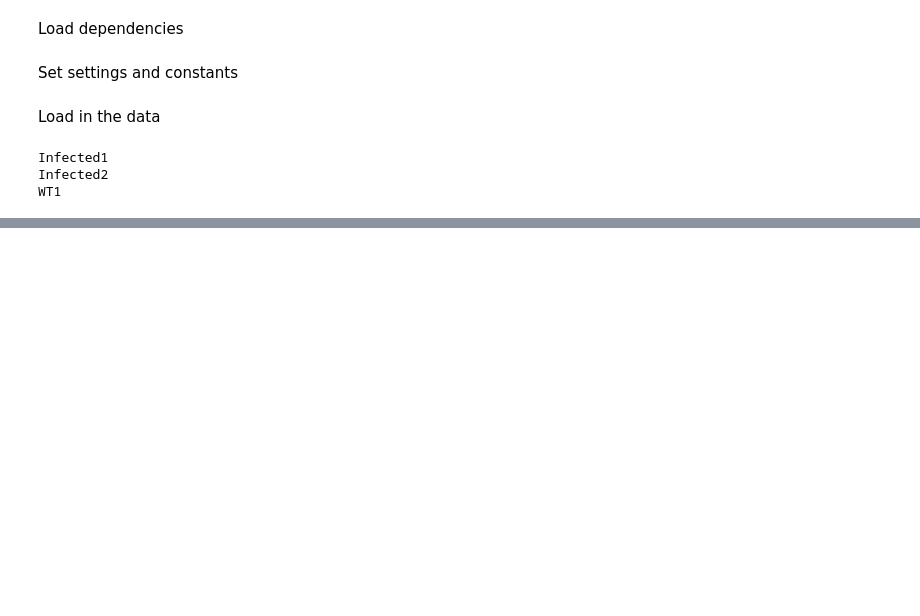
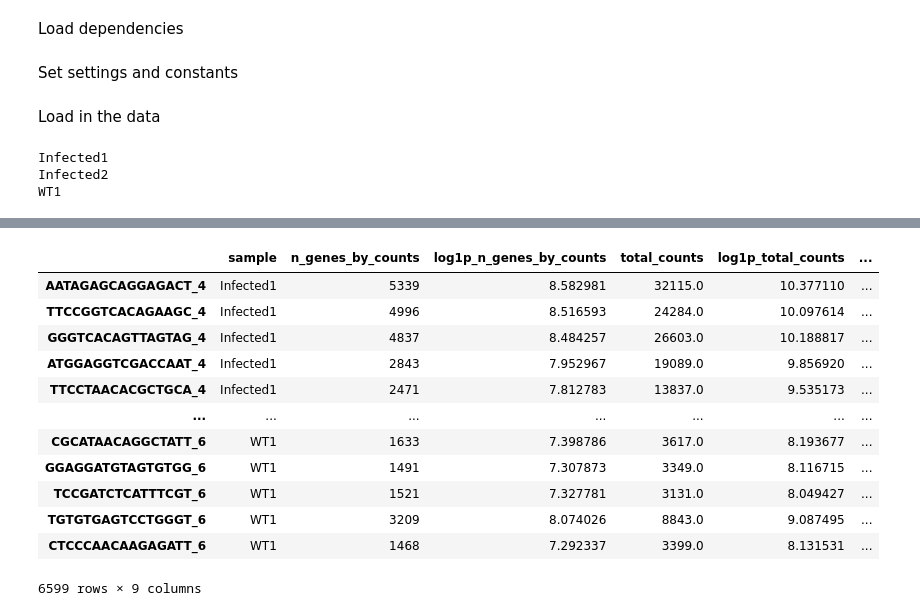
Before and after one commit to CorwinAnsley/biol5177_work, a Jupyter notebook: cw_2/cw_analysis.ipynb, the cells around one changed output, grey strips where cells are left out. Cells and saved outputs as stored; diff of their text form; code cells hidden in the pictures; blank space fills up the shorter version.

```diff
--- a/cw_2/cw_analysis.ipynb
+++ b/cw_2/cw_analysis.ipynb
@@ -35,0 +98,31 @@ AnnData object with n_obs × n_vars = 21216 × 4067
+# %%
+counts_matrix = 'counts_matrix.csv'
+metadata = 'metadata.csv'
+c_filepath = f'{DATA_DIR}/WT1/{counts_matrix}'
+a_filepath = f'{DATA_DIR}/WT1/{metadata}'
+#counts = pd.read_csv(c_filepath)
+#anno = pd.read_csv(a_filepath)
+#counts_adata = sc.read_csv(filepath)
+#counts_adata.var
+#anno
+#adata_1 = sc.read(f'{DATA_DIR}/WT1/{counts_matrix}')
+#counts
+#adata_1['Mrpl15']
+#adata_1.var["mt"] = adata.var_names.str.startswith("Mt-")
+#sc.pp.calculate_qc_metrics(adata_1, qc_vars=["mt"], inplace=True, log1p=True)
+#adata_1.obs
+adata.obs
+# %% [output]
+|  | sample | n_genes_by_counts | log1p_n_genes_by_counts | total_counts | log1p_total_counts | ... |
+| AATAGAGCAGGAGACT_4 | Infected1 | 5339 | 8.582981 | 32115.0 | 10.377110 | ... |
+| TTCCGGTCACAGAAGC_4 | Infected1 | 4996 | 8.516593 | 24284.0 | 10.097614 | ... |
+| GGGTCACAGTTAGTAG_4 | Infected1 | 4837 | 8.484257 | 26603.0 | 10.188817 | ... |
+| ATGGAGGTCGACCAAT_4 | Infected1 | 2843 | 7.952967 | 19089.0 | 9.856920 | ... |
+| TTCCTAACACGCTGCA_4 | Infected1 | 2471 | 7.812783 | 13837.0 | 9.535173 | ... |
+| ... | ... | ... | ... | ... | ... | ... |
+| CGCATAACAGGCTATT_6 | WT1 | 1633 | 7.398786 | 3617.0 | 8.193677 | ... |
+| GGAGGATGTAGTGTGG_6 | WT1 | 1491 | 7.307873 | 3349.0 | 8.116715 | ... |
+| TCCGATCTCATTTCGT_6 | WT1 | 1521 | 7.327781 | 3131.0 | 8.049427 | ... |
+| TGTGTGAGTCCTGGGT_6 | WT1 | 3209 | 8.074026 | 8843.0 | 9.087495 | ... |
+| CTCCCAACAAGAGATT_6 | WT1 | 1468 | 7.292337 | 3399.0 | 8.131531 | ... |
+6599 rows × 9 columns
```
Also changed, not shown: parts of 7 cells of this notebook.
